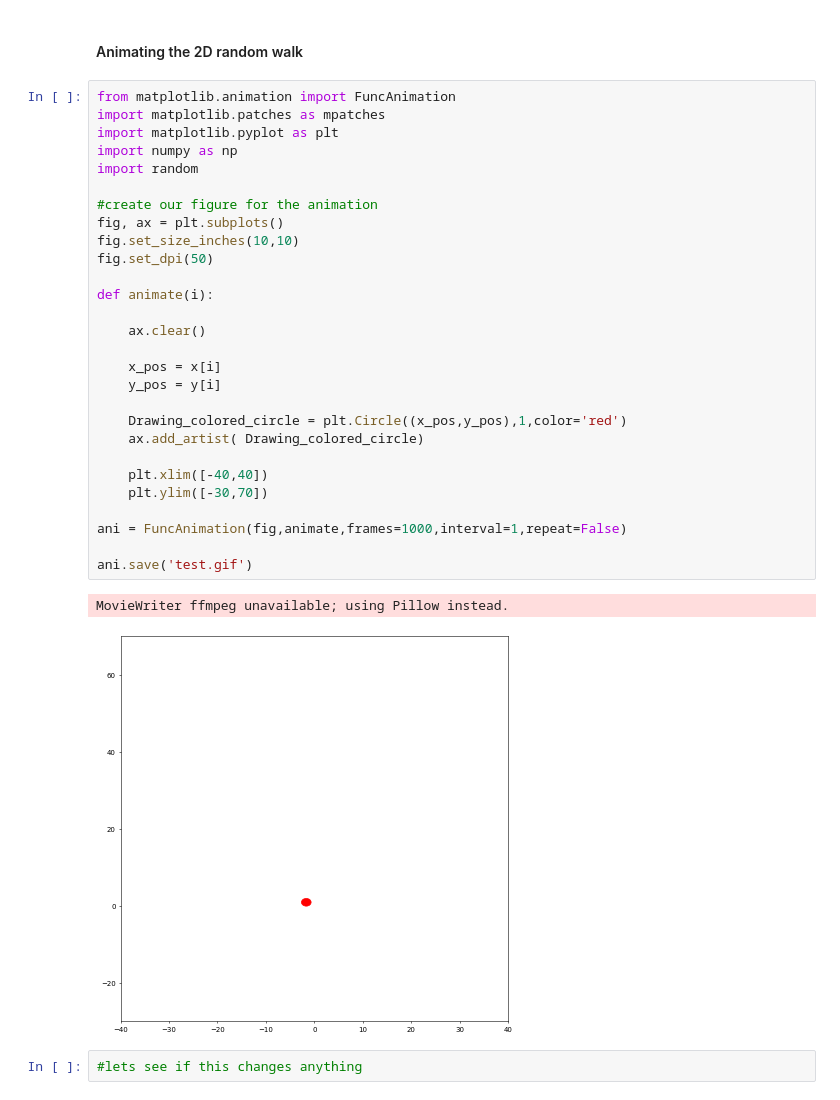
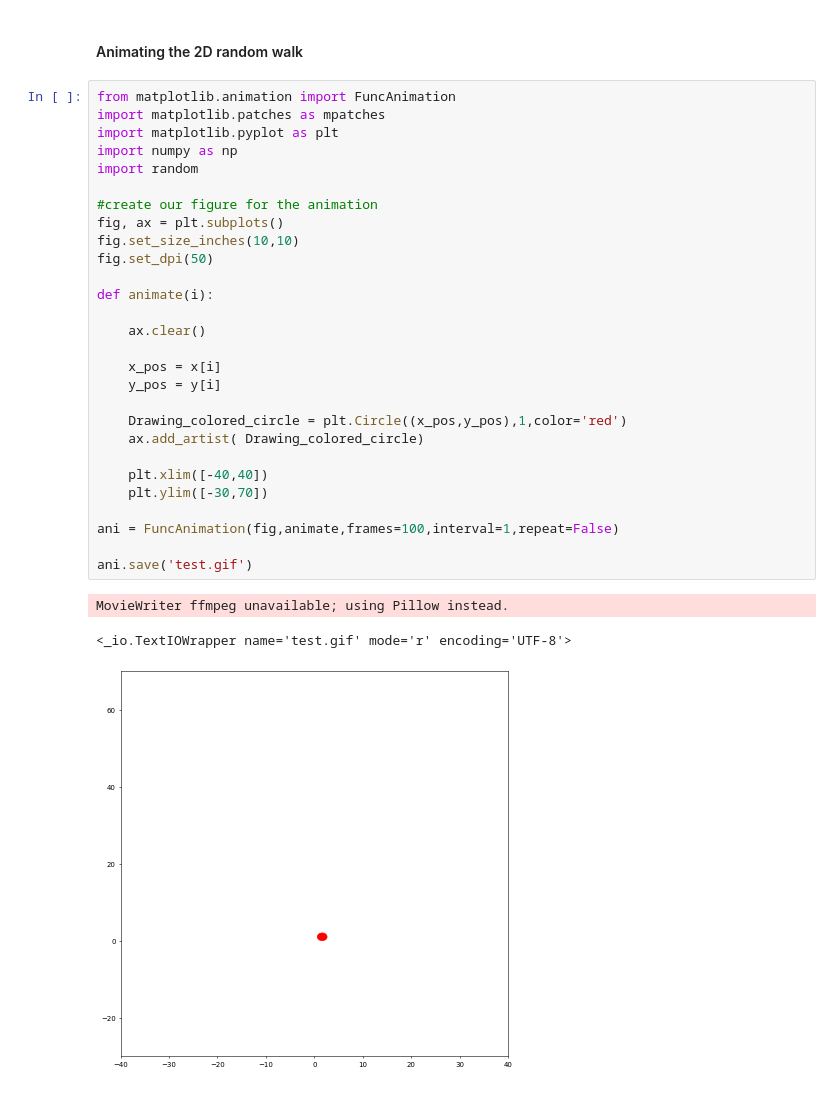
Before and after one commit to sophia-liao/DiffusionExercises, a Jupyter notebook: DiffusionExercise.ipynb, the cells around one changed output. Saved outputs shown, nothing was run; the diff lists cells and outputs as text.

```diff
--- a/DiffusionExercise.ipynb
+++ b/DiffusionExercise.ipynb
@@ -151,33 +151,32 @@ plt.plot(go(1000))
 # %%
 from matplotlib.animation import FuncAnimation
 import matplotlib.patches as mpatches
 import matplotlib.pyplot as plt
 import numpy as np
 import random
 
 #create our figure for the animation
 fig, ax = plt.subplots()
 fig.set_size_inches(10,10)
 fig.set_dpi(50)
 
 def animate(i):
 
     ax.clear()
 
     x_pos = x[i]
     y_pos = y[i]
 
     Drawing_colored_circle = plt.Circle((x_pos,y_pos),1,color='red')
     ax.add_artist( Drawing_colored_circle)
 
     plt.xlim([-40,40])
     plt.ylim([-30,70])
 
-ani = FuncAnimation(fig,animate,frames=1000,interval=1,repeat=False)
+ani = FuncAnimation(fig,animate,frames=100,interval=1,repeat=False)
 
 ani.save('test.gif')
 # %% [output]
 MovieWriter ffmpeg unavailable; using Pillow instead.
+<_io.TextIOWrapper name='test.gif' mode='r' encoding='UTF-8'>
-[figure, old version]
+[figure, new version]
-# %%
-#lets see if this changes anything
```
Also changed, not shown: parts of 4 cells of this notebook.
